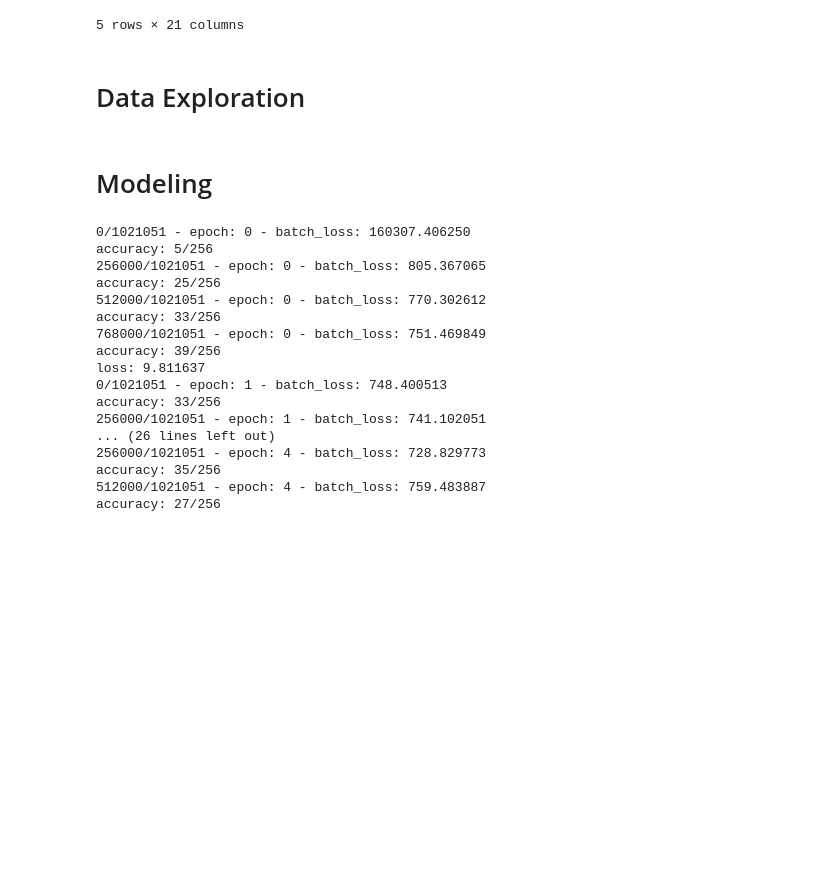
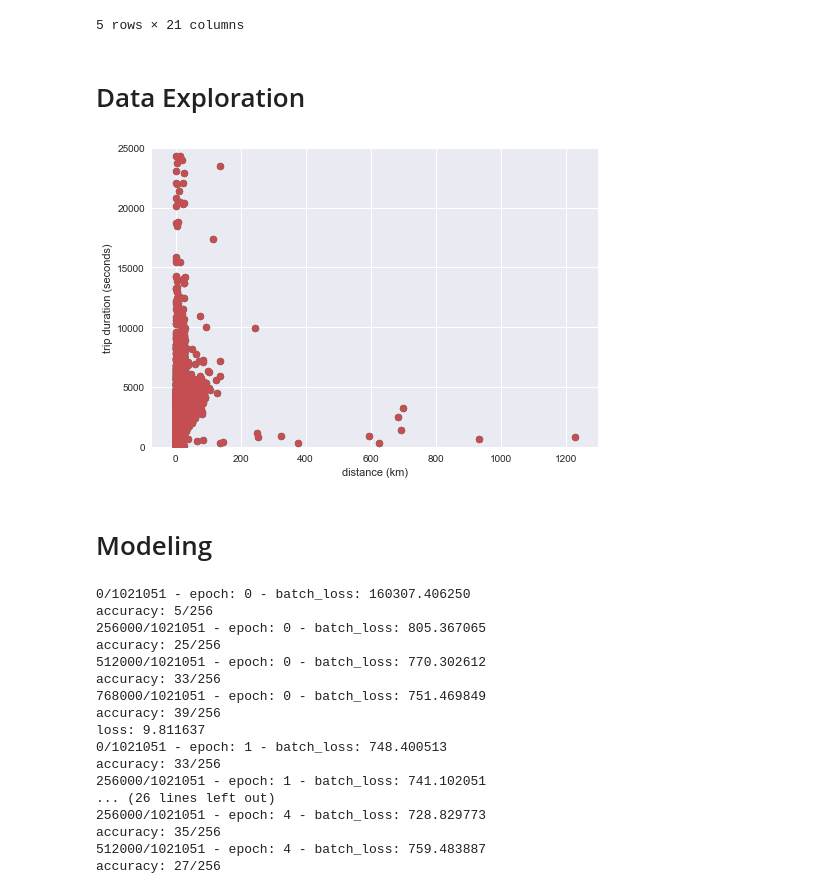
Before and after one commit to wenqinYe/kaggle-nyc-taxi-data, a Jupyter notebook: taxi.ipynb, the cells around one changed output. Cells and saved outputs as stored; diff of their text form; code cells hidden in the pictures; blank space fills up the shorter version.

```diff
--- a/taxi.ipynb
+++ b/taxi.ipynb
@@ -128,6 +128,14 @@ Validation length: 437593
 5 rows × 21 columns
 # %% [markdown]
 # Data Exploration
+# %%
+plt.scatter(train['distance'], train['trip_duration'])
+plt.ylim(0, 25000)
+plt.ylabel('trip duration (seconds)')
+plt.xlabel('distance (km)')
+plt.show()
+# %% [output]
+[figure, added]
 # %% [markdown]
 # Modeling
 # %%
```
Also changed, not shown: parts of 1 cell of this notebook, 1 other file.
